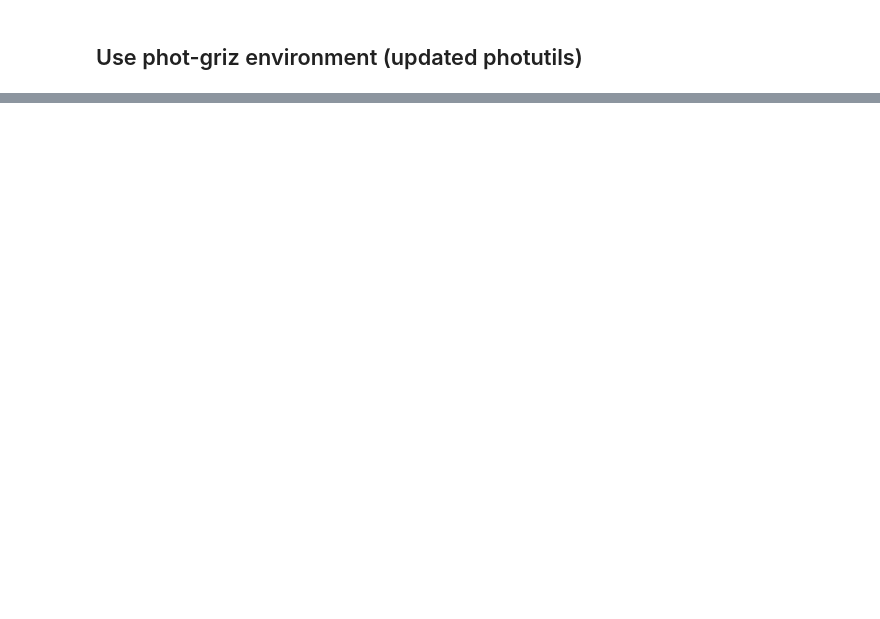
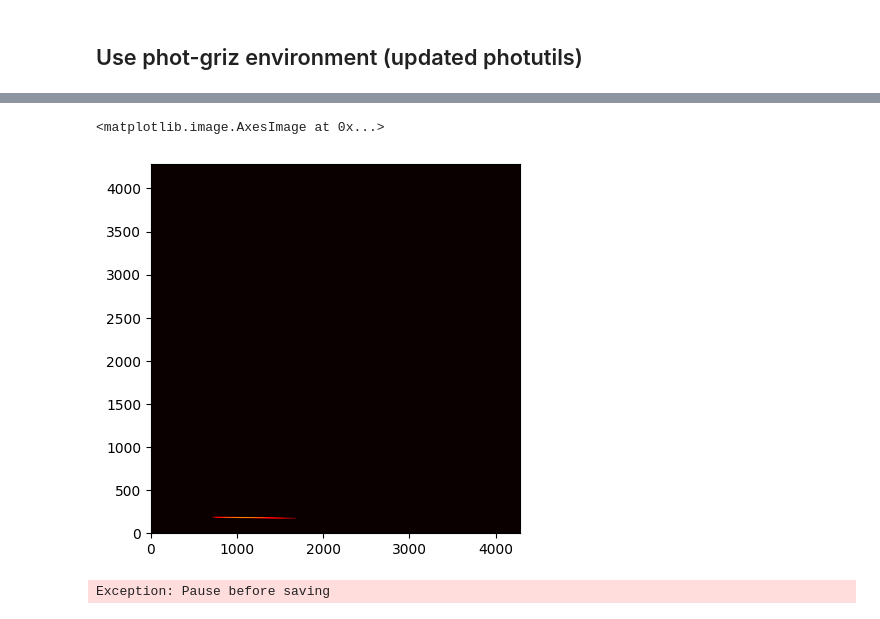
Before and after one commit to keithbuckholz/summer-roman-project, a Jupyter notebook: FOV0_extraction/notebooks/full-sim.ipynb, the cells around one changed output, grey strips where cells are left out. Saved outputs shown, nothing was run; the diff lists cells and outputs as text; code cells hidden in the pictures; blank space fills up the shorter version.

```diff
--- a/FOV0_extraction/notebooks/full-sim.ipynb
+++ b/FOV0_extraction/notebooks/full-sim.ipynb
@@ -98,0 +99,2 @@ Text(0.5, 1.0, 'Simulated Grism Image')
+# %%
+model_orders = roman_sim.compute_model_orders(id=24, compute_size=False, size=77, in_place=False)
@@ -99,5 +107,12 @@ Text(0.5, 1.0, 'Simulated Grism Image')
+# %%
+plt.imshow(model_orders[1], origin="lower", cmap='hot', spectrum_1D=)
+# %% [output]
+<matplotlib.image.AxesImage at 0x...>
+[figure, added]
 # %%
-# raise Exception("Pause before saving")
+raise Exception("Pause before saving")
+# %% [output]
+Exception: Pause before saving
 # %%
 ImageHDU = fits.ImageHDU(data=roman_sim.model[pad:-pad, pad:-pad], header=header, name='SCI')
 err_HDU = fits.ImageHDU(data=np.zeros_like(roman_sim.model[pad:-pad, pad:-pad]), header=header, name='ERR')
```
Also changed, not shown: parts of 5 cells of this notebook, 1 other file.
